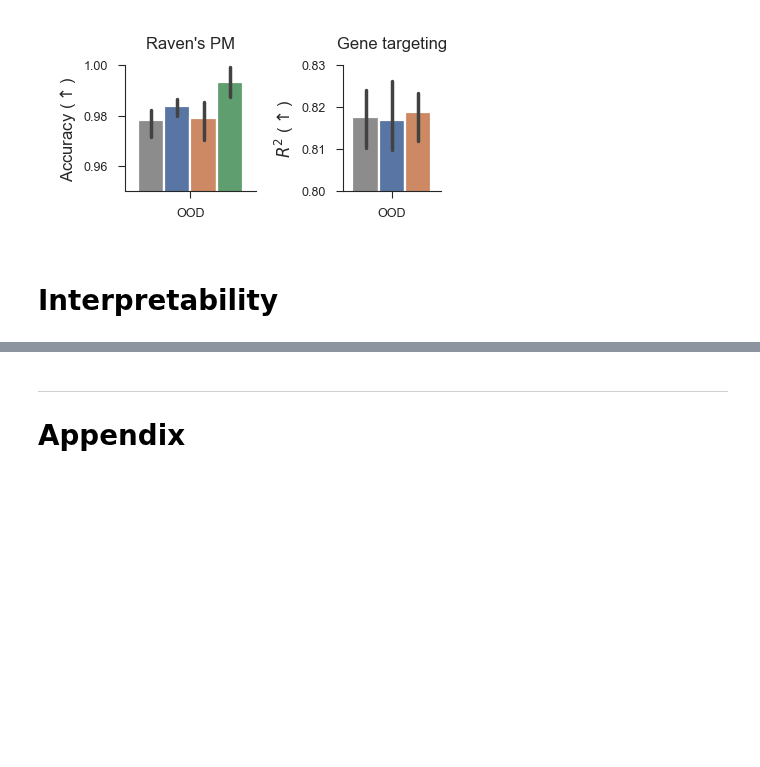
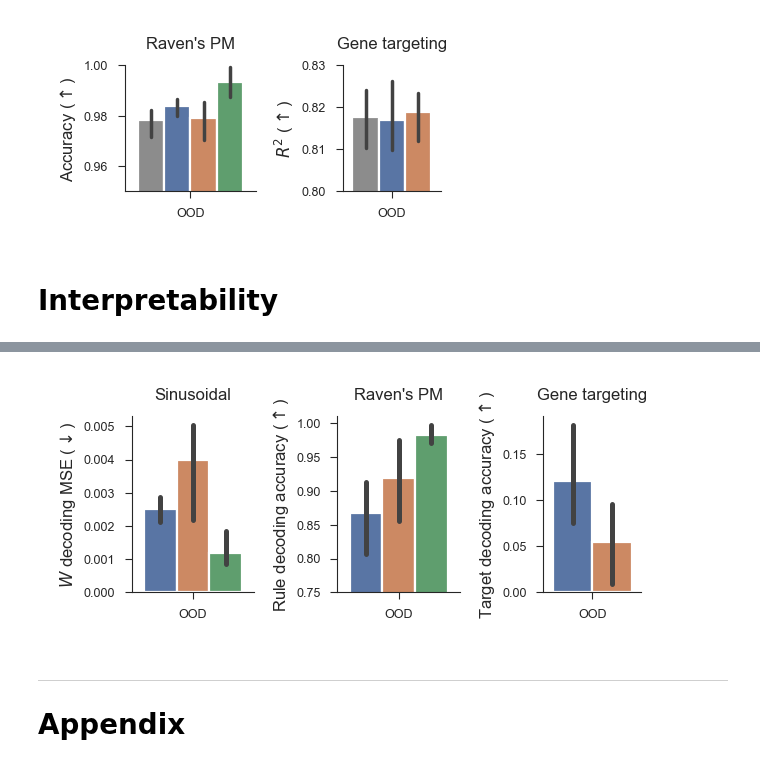
Before and after one commit to EricElmoznino/explicit_implicit_icl, a Jupyter notebook: notebooks/paper/figures.ipynb, the cells around one changed output, grey strips where cells are left out. Cells and saved outputs as stored; diff of their text form; code cells hidden in the pictures; blank space fills up the shorter version.

```diff
--- a/notebooks/paper/figures.ipynb
+++ b/notebooks/paper/figures.ipynb
@@ -1715,0 +1612,83 @@ Loading from cached file data/sinusoid_w_decoding.csv...
+# %%
+data_sinreg = get_run_performances(
+    wandb_username="ericelmoznino",
+    dataset="sinusoid-regression",
+    compare_across=["model", "context_style"],
+    comparison_metrics=["val/iid_w_loss", "val/far_w_loss", "val/wide_w_loss"],
+    mode="min",
+    filters={
+        "config.model": {"$nin": ["implicit", "explicit-transformer-known-context"]},
+        "config.kind_kwargs": "{'fixed_freq': True, 'n_freq': 3}",
+    },
+    save_path="data/sinusoid_w_decoding.csv",
+)
+data_sinreg = data_sinreg[data_sinreg["context_style"] == "same"]
+data_raven = get_run_performances(
+    wandb_username="ericelmoznino",
+    dataset="raven",
+    compare_across=["model"],
+    comparison_metrics=["val_iid/rule_accuracy", "val_ood/rule_accuracy"],
+    filters={
+        "config.setting": "inpo",
+        "tags": {
+            "$nin": ["implicit_sweep", "explicit_tsf_sweep", "explicit_mlp_sweep"]
+        },
+    },
+    save_path="data/raven_rule_decoding.csv",
+)
+data_gene = get_run_performances(
+    wandb_username="ericelmoznino",
+    dataset="gene_crispr",
+    compare_across=["model"],
+    comparison_metrics=["val/ptb_id_acc"],
+    filters={
+        "config.model": {
+            "$in": [
+                "explicit-transformer-dropoutcontext",
+                "explicit-mlp",
+            ]
+        },
+    },
+    save_path="data/gene_target_decoding.csv",
+)
+data_gene["model"] = data_gene["model"].replace(
+    {"explicit-transformer-dropoutcontext": "explicit-transformer"}
+)
+
+fig, axs = plt.subplots(nrows=1, ncols=3, figsize=(3, 1.25), width_ratios=[1, 1, 0.8])
+
+model_comparison_barplot(
+    data=data_sinreg,
+    metrics=["val/wide_w_loss"],
+    metric_short_names={
+        "val/wide_w_loss": "OOD"
+    },
+    metric_units=r"$W$ decoding MSE ($\downarrow$)",
+    ax=axs[0],
+)
+axs[0].set(title="Sinusoidal")
+
+model_comparison_barplot(
+    data=data_raven,
+    metrics=["val_ood/rule_accuracy"],
+    metric_short_names={"val_ood/rule_accuracy": "OOD"},
+    metric_units=r"Rule decoding accuracy ($\uparrow$)",
+    ax=axs[1],
+)
+axs[1].set(ylim=(0.75, 1.01), title="Raven's PM")
+
+model_comparison_barplot(
+    data=data_gene,
+    metrics="val/ptb_id_acc",
+    metric_short_names={"val/ptb_id_acc": "OOD"},
+    metric_units=r"Target decoding accuracy ($\uparrow$)",
+    ax=axs[2],
+)
+axs[2].set(title="Gene targeting")
+
+for ax in axs:
+    ax.legend().remove()
+
+fig.savefig("saved/interpretability_decoding.pdf")
+plt.show()
+# %% [output]
@@ -1716,3 +1698,4 @@ Loading from cached file data/sinusoid_w_decoding.csv...
+[figure, added]
 # %% [markdown]
 ---
 # Appendix
```
Also changed, not shown: parts of 11 cells of this notebook, 8 other files.
